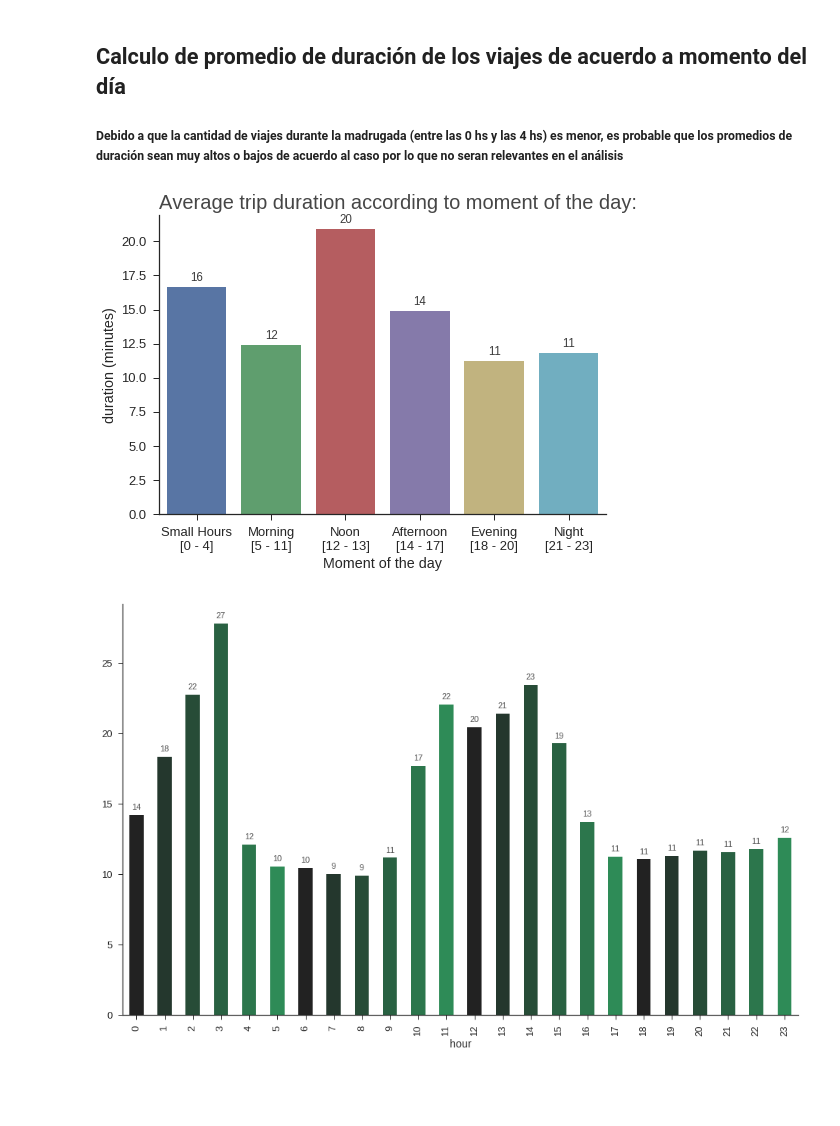
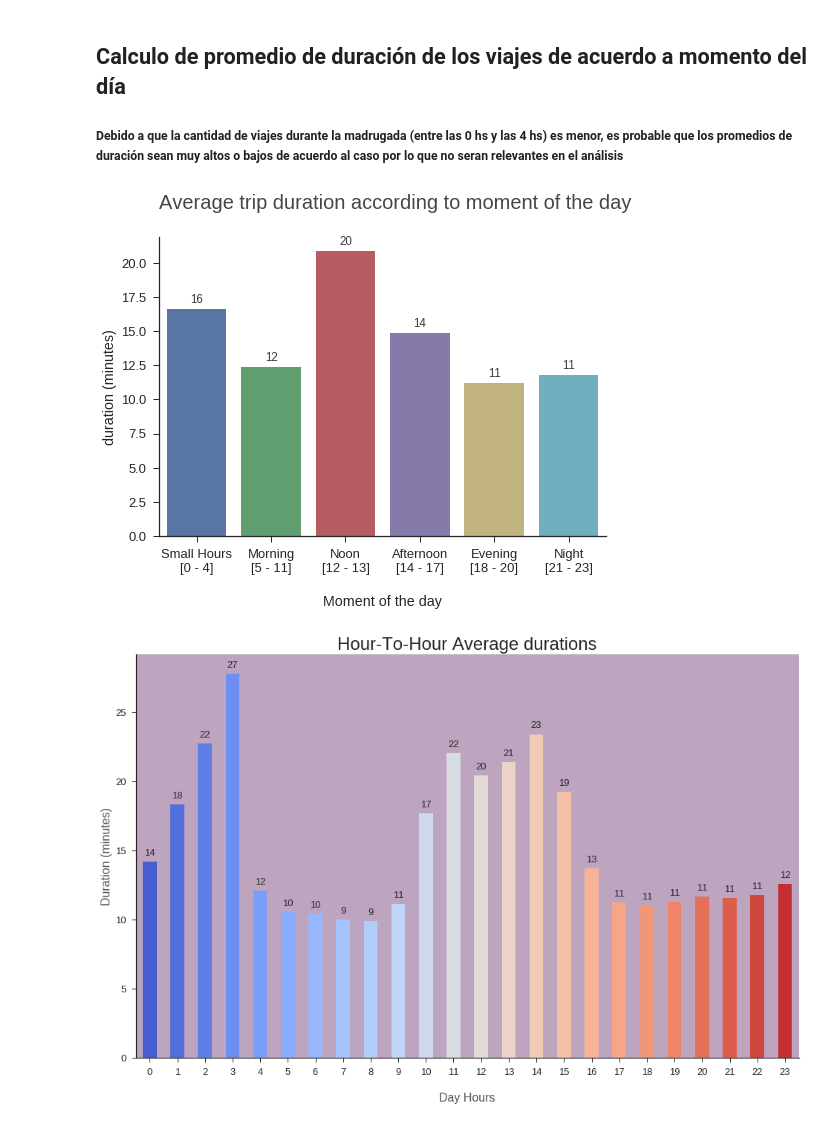
Before and after one commit to fpenovi/SFbikeTravelDuration, a Jupyter notebook: notebooks/03 - TripsDuration_VS_ TimeOfTheDay.ipynb, the cells around one changed output. Drawn from its saved outputs; the diff is of its cells as text; code cells hidden in the pictures; blank space fills up the shorter version.

Commit message:
Agrego fondos para mejor visualizacion

```diff
--- a/notebooks/03 - TripsDuration_VS_ TimeOfTheDay.ipynb
+++ b/notebooks/03 - TripsDuration_VS_ TimeOfTheDay.ipynb
@@ -7,14 +7,14 @@
 # %%
 from root import *
 # %%
-dfTripReduced = dfTrip[['start_date', 'duration']].sort_values(by=['start_date'])
+# ------------------------------------------------------------------------------
+# RECORTO LOS VIAJES MENORES A 2 MINUTOS Y MAYORES A 6 HORAS
+dfTripReduced = dfTrip[(2*60 <= dfTrip.duration) & (dfTrip.duration <= 6*3600)]
+# ------------------------------------------------------------------------------
+
+dfTripReduced = dfTripReduced[['start_date', 'duration']].sort_values(by=['start_date'])
 #Se realiza conversión de segundos a minutos en duración para mayor claridad en los gráficos
 dfTripReduced['duration'] = dfTripReduced['duration'].apply(lambda seconds: float(seconds)/60)
-
-# --------------------------------------------------------------------------------------------------
-# RECORTO LOS VIAJES MENORES A 2 MINUTOS Y MAYORES A 6 HORAS
-dfTripReduced = dfTripReduced[(2 <= dfTripReduced.duration) & (dfTripReduced.duration <= 6*60)]
-# --------------------------------------------------------------------------------------------------
 
 
 dfTripReduced['hour'] = dfTripReduced.apply(lambda row: row.start_date.hour, axis=1)
@@ -44,30 +44,30 @@ plt.show()
 # %%
 dfTripReduced['moment_of_day'] =  dfTripReduced.apply(getMomentOfDay, axis=1)
 
 dfMomentOfDay = dfTripReduced[['moment_of_day', 'duration']]\
                                 .groupby(by=['moment_of_day'])\
                                 .agg('mean').reset_index()
 
 sns.set(font_scale=1.30)
 sns.set_style('ticks')
 
 bars = sns.barplot(y='duration',\
                    x='moment_of_day',\
                    order=['Small Hours', 'Morning', 'Noon', 'Afternoon', 'Evening', 'Night'],\
                    data=dfMomentOfDay)
 
 sns.despine()
 
 bars.set(ylabel='duration (minutes)',\
-         xlabel='Moment of the day');
+         xlabel='\nMoment of the day');
 
 bars.set_xticklabels(['Small Hours\n[0 - 4]', 'Morning\n[5 - 11]', \
                       'Noon\n[12 - 13]', 'Afternoon\n[14 - 17]', \
                       'Evening\n[18 - 20]', 'Night\n[21 - 23]'])
 bars.set_yticklabels
 
-bars.set_title('Average trip duration according to moment of the day:', size=20, loc='left', alpha=0.85);
+bars.set_title('Average trip duration according to moment of the day\n', size=20, loc='left', alpha=0.85);
 autolabel(bars, 11.5, 0.9)
 plt.show()
 # %% [output]
-[figure, old version]
+[figure, new version]
@@ -104,14 +78,24 @@ ax = dfTripReduced[['hour', 'duration']]\
             .groupby(by=['hour'])\
             .agg('mean')\
             .reset_index()\
-            .plot(kind='bar', x='hour', y='duration', figsize=(16,10), color=sns.dark_palette('seagreen'), legend=False)
+            .plot(kind='bar',
+                  x='hour',
+                  y='duration',
+                  figsize=(16,10),
+                  color=sns.color_palette("coolwarm", 24),
+                  legend=False,
+                  rot=0)
 
 sns.despine()
-
-autolabel(ax, 11, 0.8)
+ax.set_title('Hour-To-Hour Average durations', fontsize=24)
+ax.set_xlabel("\nDay Hours", fontsize=16, alpha=0.8)
+ax.set_ylabel("Duration (minutes)", fontsize=16, alpha=0.8)
+ax.set_facecolor('#916a96')
+ax.patch.set_alpha(0.6)
+autolabel(ax, 13, 1)
 plt.show()
 # %% [output]
-[figure, old version]
+[figure, new version]
 # %%
 #Hago merge para tener los tres ejes: hora, duracion y cantidad de viajes por hora
 dfMerged = dfTripReduced.merge(dfTripsByHour.reset_index(), on='hour')
```
Also changed, not shown: parts of 2 cells of this notebook.
